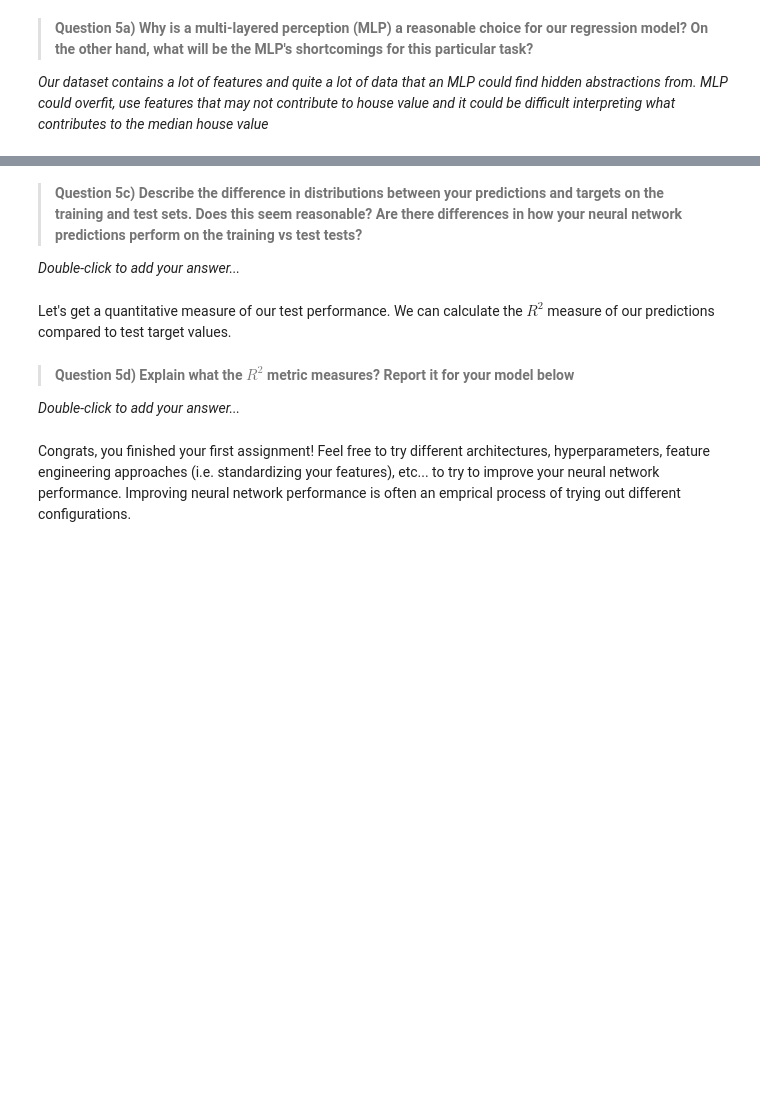
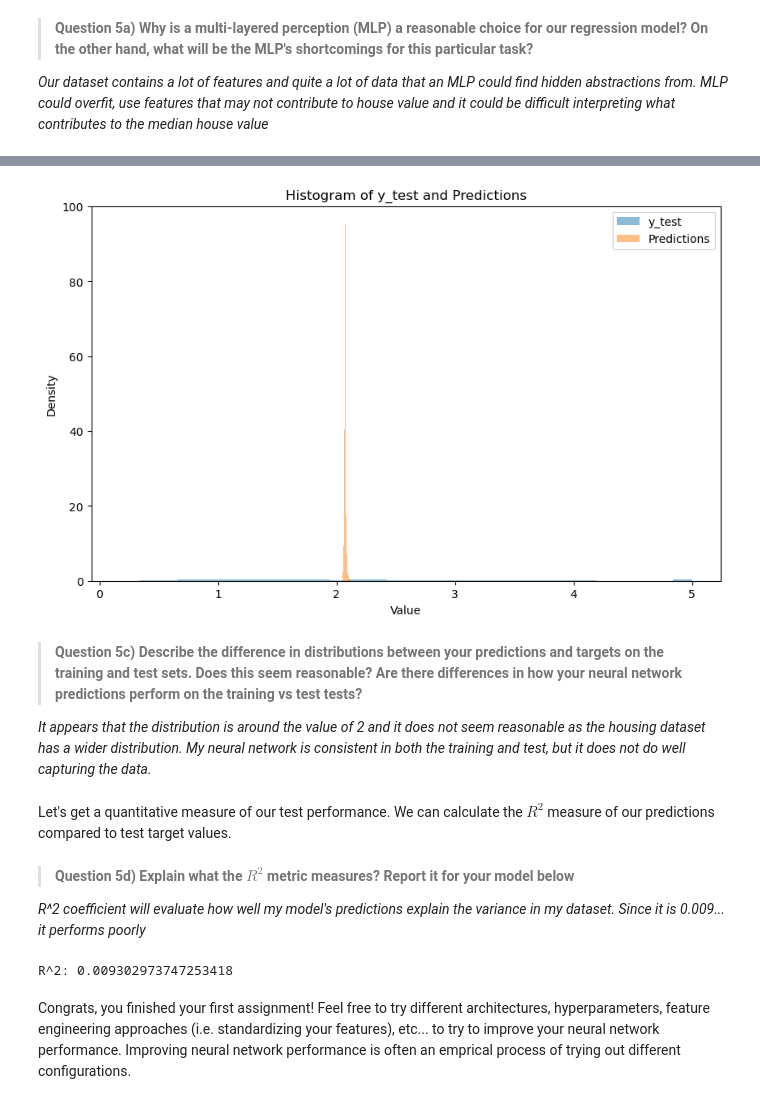
Before and after one commit to UserZetsu/dl-for-bioscience, a Jupyter notebook: Homework_ML_Basics.ipynb, the cells around one changed output, grey strips where cells are left out. Saved outputs shown, nothing was run; the diff lists cells and outputs as text; code cells hidden in the pictures; blank space fills up the shorter version.

```diff
--- a/Homework_ML_Basics.ipynb
+++ b/Homework_ML_Basics.ipynb
@@ -704,19 +765,48 @@ predictions = model(X_test)
+# %%
+import torch
+import matplotlib.pyplot as plt
+
+# Unpack the dataset
+X_test, y_test = zip(*test_dataset)  # test_dataset is a Subset of a dataset returning (X, y)
+
+# Convert to tensors
+X_test = torch.stack(X_test)
+y_test = torch.tensor(y_test)
+
+# Forward pass to get predictions
+predictions = model(X_test).detach().numpy()
+y_test = y_test.detach().numpy()
+
+# Plot histograms
+plt.figure(figsize=(10, 6))
+plt.hist(y_test, bins=30, alpha=0.5, label="y_test", density=True)
+plt.hist(predictions, bins=30, alpha=0.5, label="Predictions", density=True)
+plt.xlabel("Value")
+plt.ylabel("Density")
+plt.legend()
+plt.title("Histogram of y_test and Predictions")
+plt.show()
+# %% [output]
+[figure, added]
 # %% [markdown]
 > **Question 5c) Describe the difference in distributions between your predictions and targets on the training and test sets. Does this seem reasonable? Are there differences in how your neural network predictions perform on the training vs test tests?**
 
-*Double-click to add your answer...*
+*It appears that the distribution is around the value of 2 and it does not seem reasonable as the housing dataset has a wider distribution. My neural network is consistent in both the training and test, but it does not do well capturing the data.*
 # %% [markdown]
 Let's get a quantitative measure of our test performance. We can calculate the $R^2$ measure of our predictions compared to test target values.
 # %% [markdown]
 > **Question 5d) Explain what the $R^2$ metric measures? Report it for your model below**
 
-*Double-click to add your answer...*
+*R^2 coefficient will evaluate how well my model's predictions explain the variance in my dataset. Since it is 0.009... it performs poorly*
 # %%
 # Report R^2 here
 from sklearn.metrics import r2_score
 r2 = r2_score(
     # Your code here
+    y_test, predictions
 )
 print(f"R^2: {r2}")
+# %% [output]
+R^2: 0.009302973747253418
 # %% [markdown]
 Congrats, you finished your first assignment! Feel free to try different architectures, hyperparameters, feature engineering approaches (i.e. standardizing your features), etc... to try to improve your neural network performance. Improving neural network performance is often an emprical process of trying out different configurations.
```
Also changed, not shown: parts of 28 cells of this notebook.
